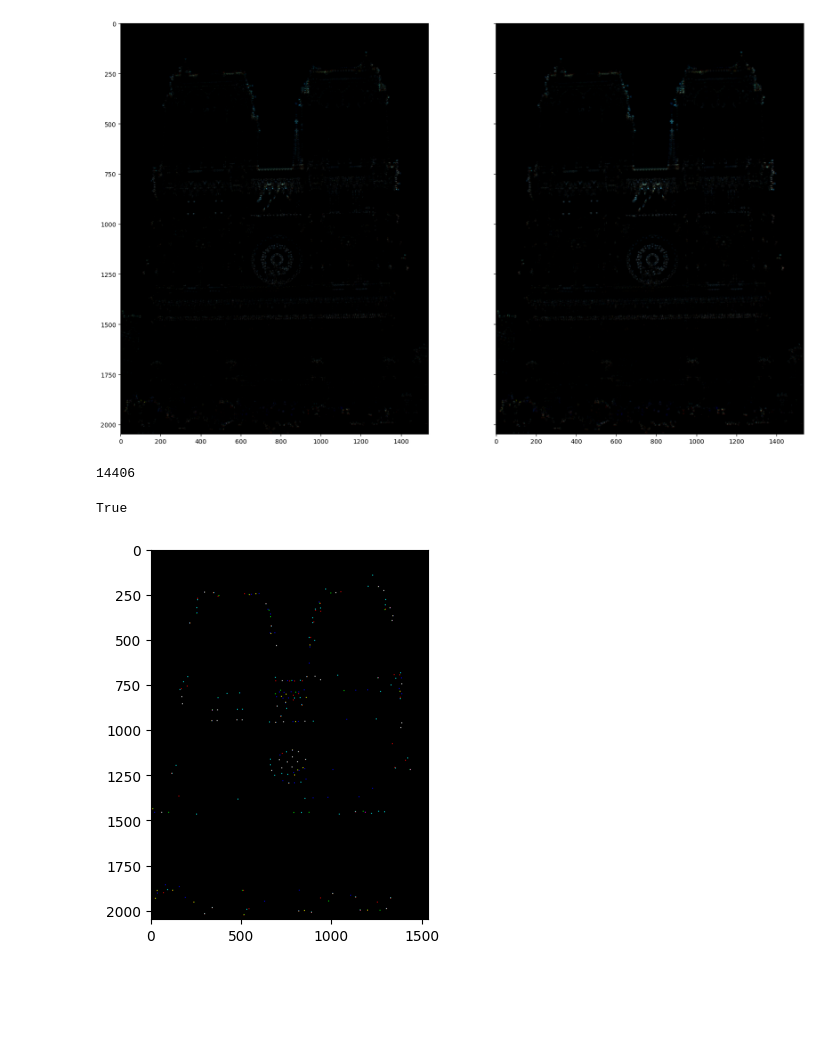
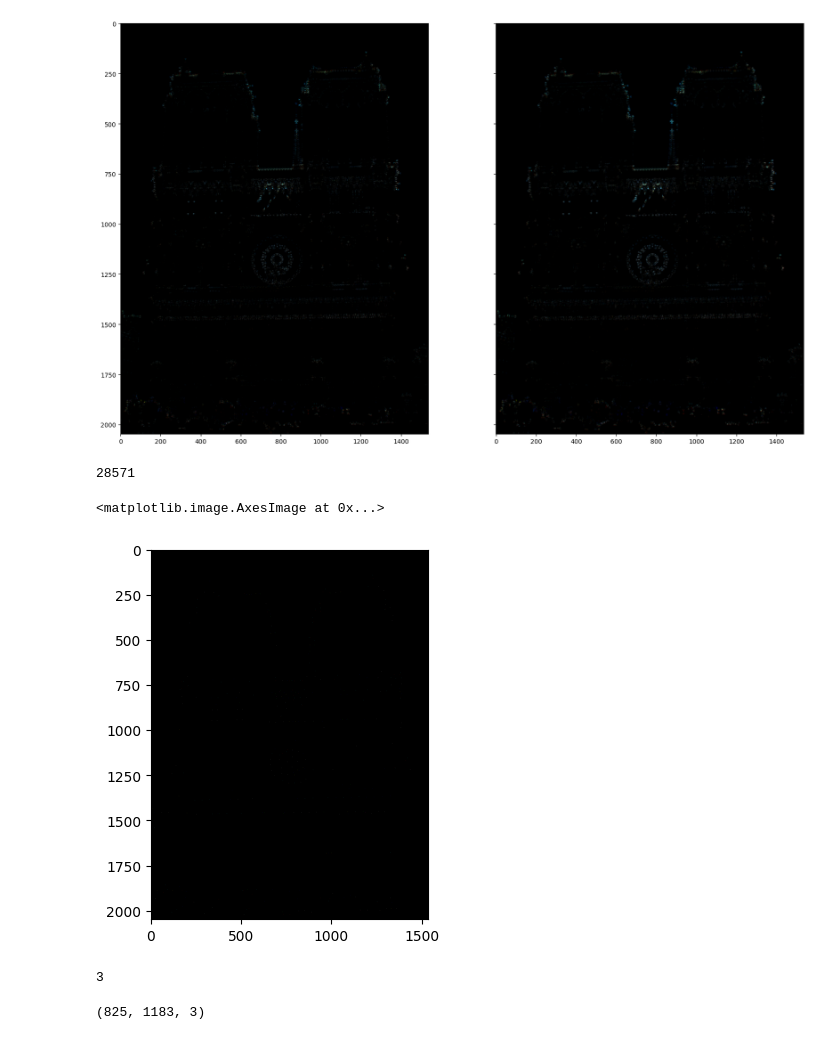
Before and after one commit to 25349023/harris-corner-sift-matching, a Jupyter notebook: 1/HW1-1.ipynb, the cells around one changed output. Drawn from its saved outputs; the diff is of its cells as text; code cells hidden in the pictures; blank space fills up the shorter version.

Commit message:
[UPDATE] migrate notebook to py, part 1-4; output corner plot

```diff
--- a/1/HW1-1.ipynb
+++ b/1/HW1-1.ipynb
@@ -174,9 +174,9 @@ def non_maximal_suppression(corner_map: np.ndarray, w_radius=5, threshold=1e-2):
     while np.count_nonzero(corner_map) > 0:
         pos = flatten_cmap.argmax(axis=0)
         unravel_pos = *np.unravel_index(pos, corner_map.shape[:-1]), np.array([0, 1, 2], dtype=np.int64)
-        neighbor_slices = windowed_slices(unravel_pos, 2)
-        for n in neighbor_slices:
-            result[n] = 1
+        # neighbor_slices = windowed_slices(unravel_pos, 2)
+        # for n in neighbor_slices:
+        result[unravel_pos] = 1
         neighbor_slices = windowed_slices(unravel_pos, w_radius)
         for neighbor in neighbor_slices:
             corner_map[neighbor] = 0
@@ -185,10 +185,18 @@ def non_maximal_suppression(corner_map: np.ndarray, w_radius=5, threshold=1e-2):
 # %%
 a = non_maximal_suppression(eigen_minus5x5, 25, 0.15)
 # %% [output]
-14406
+28571
 # %%
 plt.imshow(a)
-cv2.imwrite('test3.jpg', normalize(a, 0, 255))
+# cv2.imwrite('test3.jpg', normalize(a, 0, 255))
 # %% [output]
-True
+<matplotlib.image.AxesImage at 0x...>
-[figure, old version]
+[figure, new version]
+# %%
+len(a.nonzero())
+# %% [output]
+3
+# %%
+img.shape
+# %% [output]
+(825, 1183, 3)
```
Also changed, not shown: parts of 8 cells of this notebook, 9 other files.
